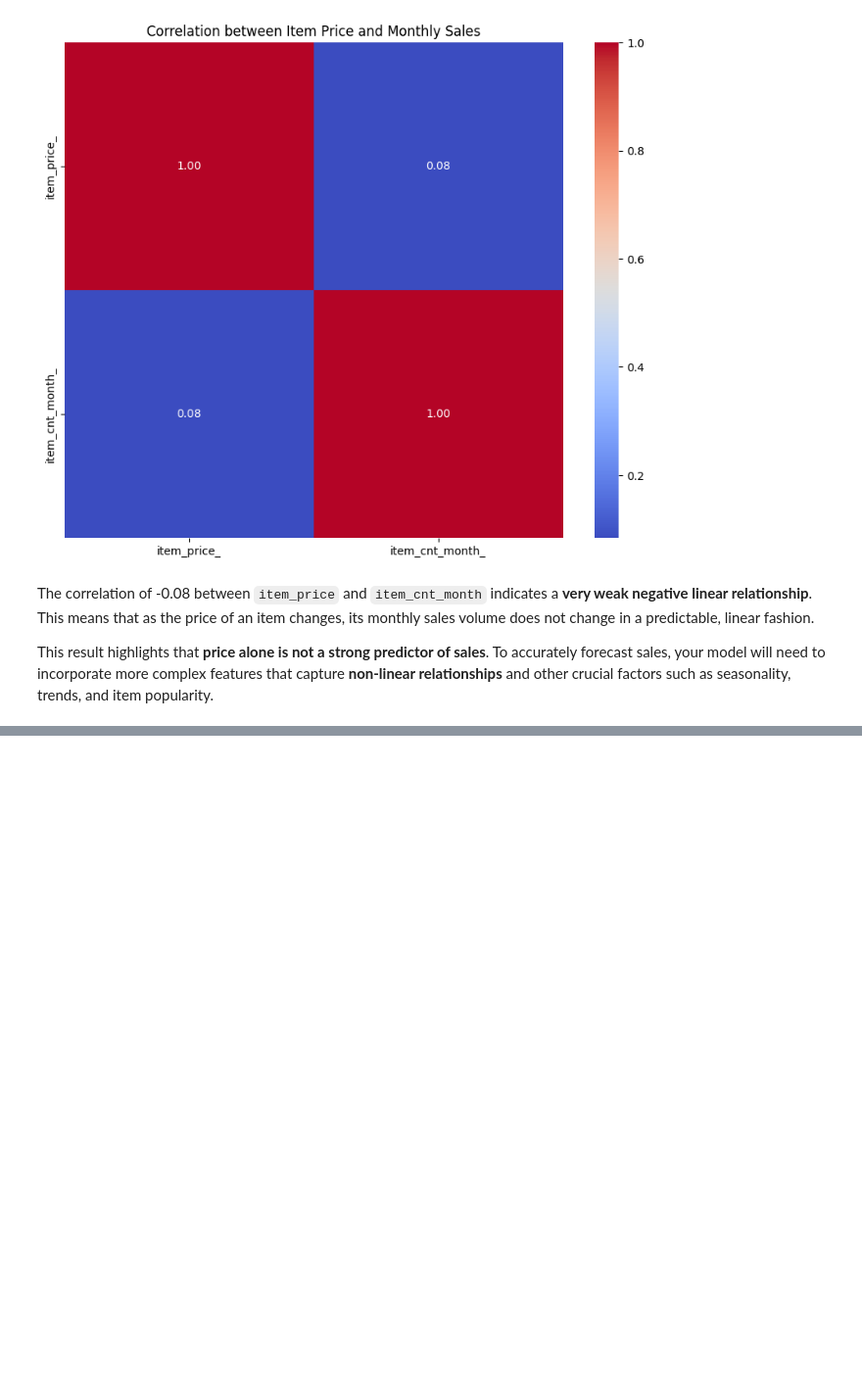
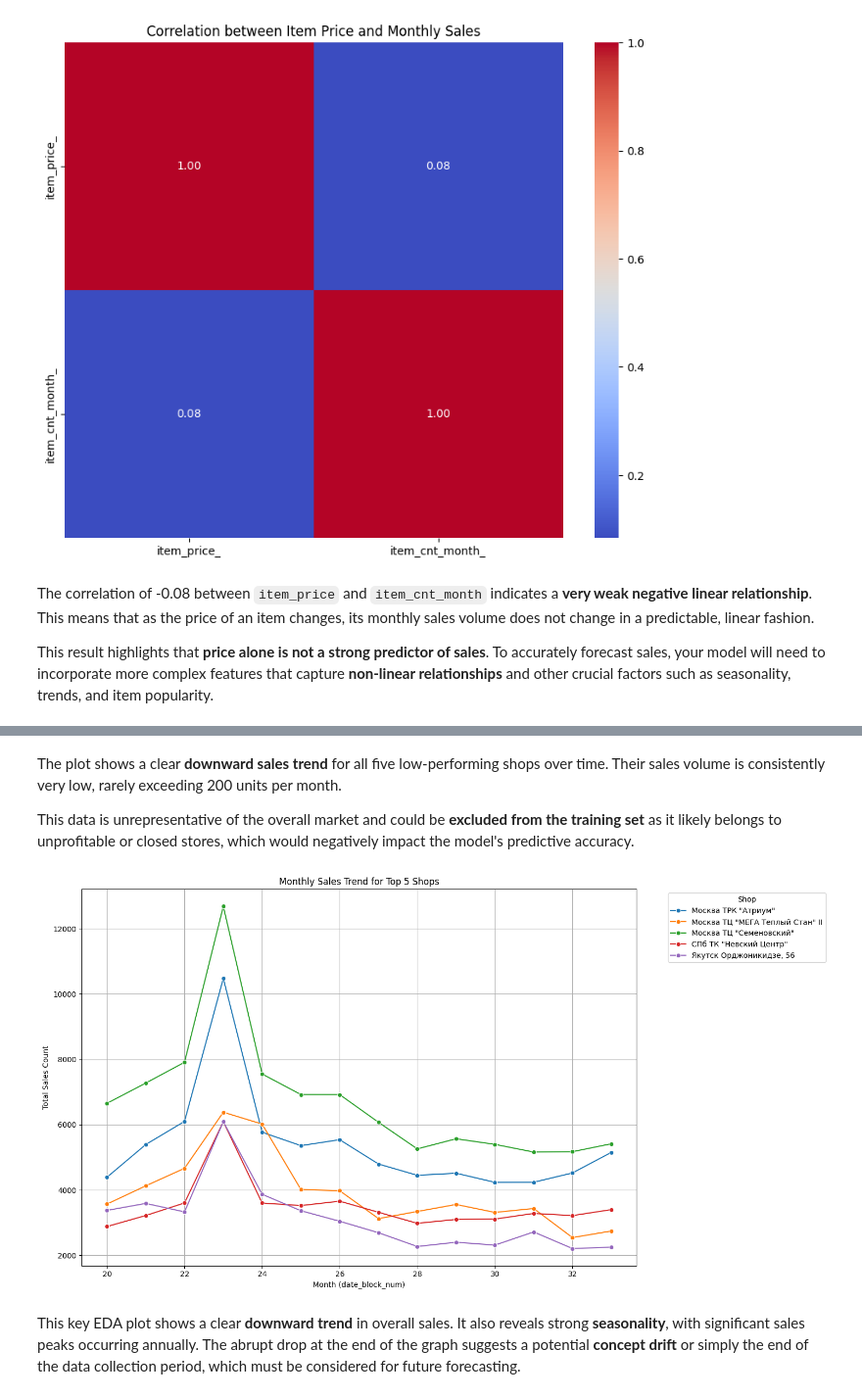
Before and after one commit to ffjjzz/InnowiseInternship, a Jupyter notebook: notebooks/EDA.ipynb, the cells around one changed output, grey strips where cells are left out. Shown at 98% size. Cells and saved outputs as stored; diff of their text form; code cells hidden in the pictures; blank space fills up the shorter version.

```diff
--- a/notebooks/EDA.ipynb
+++ b/notebooks/EDA.ipynb
@@ -283,0 +291,30 @@ This result highlights that **price alone is not a strong predictor of sales**.
+# %% [markdown]
+The plot shows a clear **downward sales trend** for all five low-performing shops over time. Their sales volume is consistently very low, rarely exceeding 200 units per month.
+
+This data is unrepresentative of the overall market and could be **excluded from the training set** as it likely belongs to unprofitable or closed stores, which would negatively impact the model's predictive accuracy.
+# %%
+def plot_sales_by_shop(train_df: pd.DataFrame, shops_df: pd.DataFrame):
+
+    df_merged = pd.merge(train_df, shops_df, on='shop_id', how='left')
+    monthly_sales_by_shop = df_merged.groupby(['date_block_num', 'shop_name'])['item_cnt_month_'].sum().reset_index()
+
+    top_5_shops = monthly_sales_by_shop.groupby('shop_name')['item_cnt_month_'].sum().nlargest(5).index
+
+    top_shops_df = monthly_sales_by_shop[monthly_sales_by_shop['shop_name'].isin(top_5_shops)]
+
+    plt.figure(figsize=(15, 8))
+    sns.lineplot(data=top_shops_df, x='date_block_num', y='item_cnt_month_', hue='shop_name', marker='o')
+
+    plt.title('Monthly Sales Trend for Top 5 Shops')
+    plt.xlabel('Month (date_block_num)')
+    plt.ylabel('Total Sales Count')
+    plt.legend(title='Shop', bbox_to_anchor=(1.05, 1), loc='upper left')
+    plt.grid(True)
+    plt.tight_layout()
+    plt.show()
+
+plot_sales_by_shop(train, data_storage['shops'])
+# %% [output]
+[figure, added]
+# %% [markdown]
+This key EDA plot shows a clear **downward trend** in overall sales. It also reveals strong **seasonality**, with significant sales peaks occurring annually. The abrupt drop at the end of the graph suggests a potential **concept drift** or simply the end of the data collection period, which must be considered for future forecasting.
```
Also changed, not shown: parts of 3 cells of this notebook, 10 other files.
